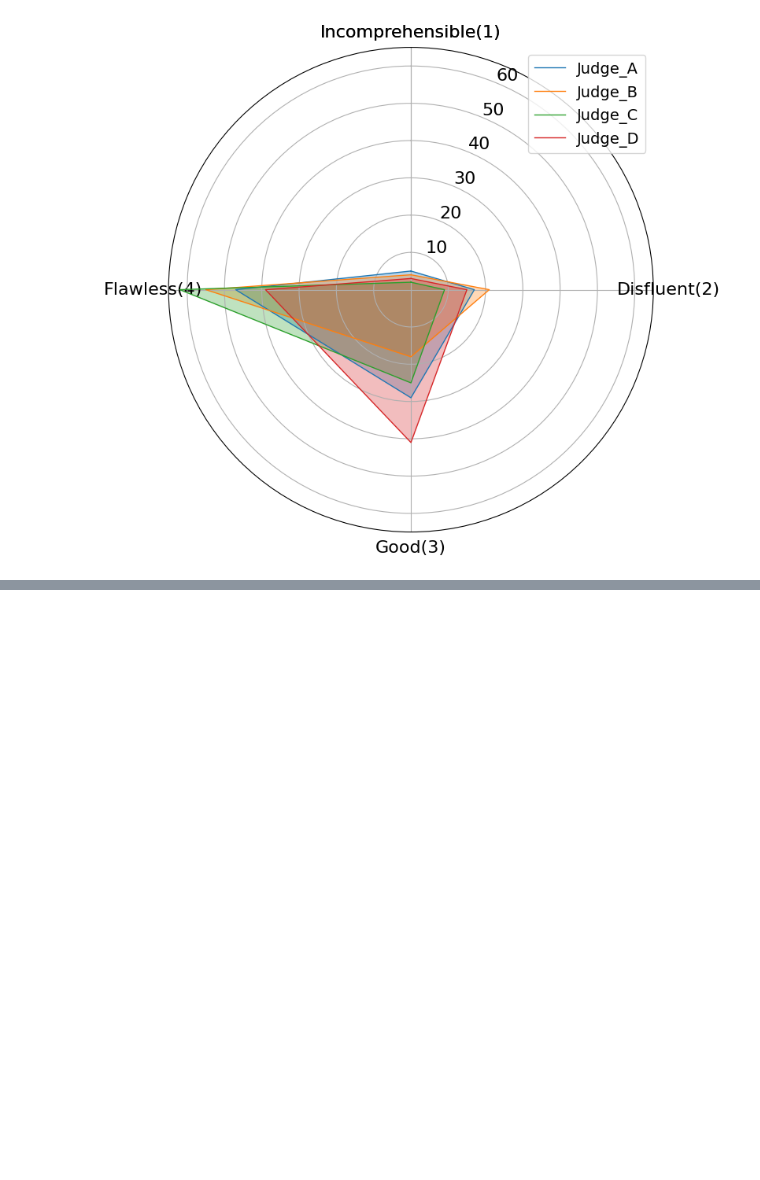
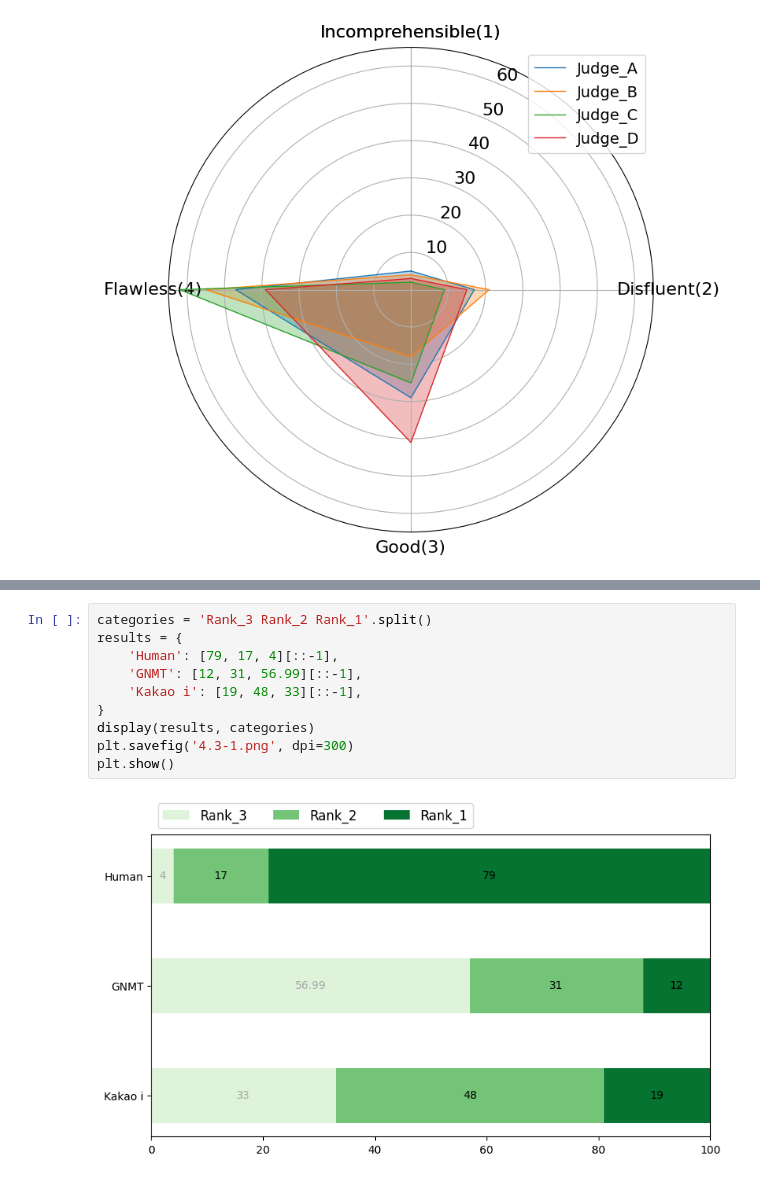
Before and after one commit to trotacodigos/ES-KO_NMT_Evaluation, a Jupyter notebook: display.ipynb, the cells around one changed output, grey strips where cells are left out. Drawn from its saved outputs; the diff is of its cells as text; blank space fills up the shorter version.

```diff
--- a/radar_plot.ipynb
+++ b/display.ipynb
@@ -108,0 +165,12 @@ saved
+# %%
+categories = 'Rank_3 Rank_2 Rank_1'.split()
+results = {
+    'Human': [79, 17, 4][::-1],
+    'GNMT': [12, 31, 56.99][::-1],
+    'Kakao i': [19, 48, 33][::-1],
+}
+display(results, categories)
+plt.savefig('4.3-1.png', dpi=300)
+plt.show()
+# %% [output]
+[figure, added]
```
Also changed, not shown: parts of 8 cells of this notebook, 1 other file.
